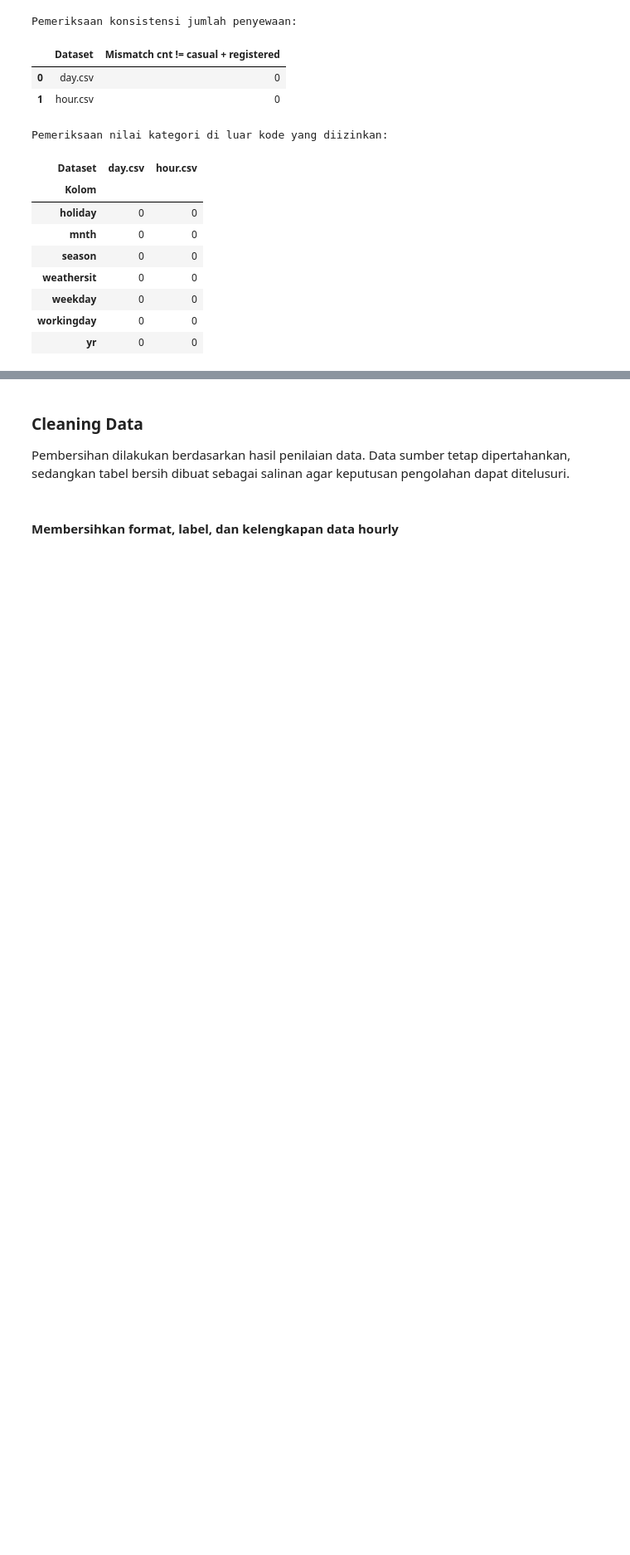
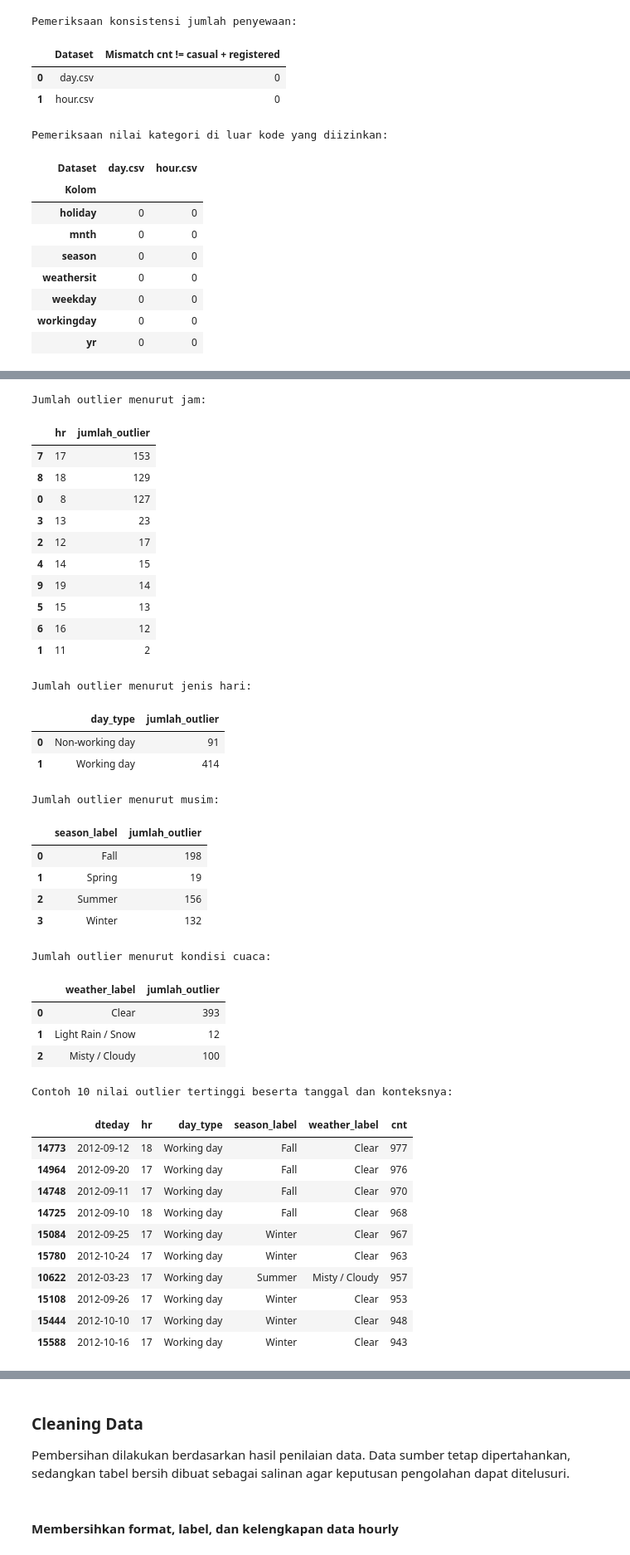
Before and after one commit to alpucado/bike-sharing-analytics, a Jupyter notebook: Proyek_Analisis_Data_Bike_Sharing.ipynb, the cells around one changed output, grey strips where cells are left out. Shown at 83% size. Drawn from its saved outputs; the diff is of its cells as text; code cells hidden in the pictures; blank space fills up the shorter version.

```diff
--- a/Proyek_Analisis_Data_Bike_Sharing.ipynb
+++ b/Proyek_Analisis_Data_Bike_Sharing.ipynb
@@ -240,27 +397,94 @@ display(hour_completeness)
 # %%
 def iqr_outlier_summary(data, column):
     q1 = data[column].quantile(0.25)
     q3 = data[column].quantile(0.75)
     iqr = q3 - q1
     lower = q1 - 1.5 * iqr
     upper = q3 + 1.5 * iqr
     mask = (data[column] < lower) | (data[column] > upper)
     return {
         "Q1": q1, "Q3": q3, "IQR": iqr,
         "Batas bawah": lower, "Batas atas": upper,
         "Jumlah potential outlier": int(mask.sum()),
         "Persentase (%)": mask.mean() * 100
     }
 
 outlier_summary = pd.DataFrame({
     "day.csv (cnt)": iqr_outlier_summary(day_df, "cnt"),
     "hour.csv (cnt)": iqr_outlier_summary(hour_df, "cnt")
 }).T
 display(outlier_summary)
+
+# Periksa konteks semua outlier pada hour.csv, bukan hanya jumlahnya.
+q1_hour_raw = hour_df["cnt"].quantile(0.25)
+q3_hour_raw = hour_df["cnt"].quantile(0.75)
+iqr_hour_raw = q3_hour_raw - q1_hour_raw
+lower_hour_raw = q1_hour_raw - 1.5 * iqr_hour_raw
+upper_hour_raw = q3_hour_raw + 1.5 * iqr_hour_raw
+outlier_hour = hour_df.loc[
+    (hour_df["cnt"] < lower_hour_raw) | (hour_df["cnt"] > upper_hour_raw)
+].copy()
+outlier_hour["season_label"] = outlier_hour["season"].map({1: "Spring", 2: "Summer", 3: "Fall", 4: "Winter"})
+outlier_hour["weather_label"] = outlier_hour["weathersit"].map({
+    1: "Clear", 2: "Misty / Cloudy", 3: "Light Rain / Snow", 4: "Heavy Rain / Snow"
+})
+outlier_hour["day_type"] = np.where(outlier_hour["workingday"].eq(1), "Working day", "Non-working day")
+
+print("Jumlah outlier menurut jam:")
+display(outlier_hour.groupby("hr").size().rename("jumlah_outlier").reset_index().sort_values("jumlah_outlier", ascending=False))
+print("Jumlah outlier menurut jenis hari:")
+display(outlier_hour.groupby("day_type").size().rename("jumlah_outlier").reset_index())
+print("Jumlah outlier menurut musim:")
+display(outlier_hour.groupby("season_label").size().rename("jumlah_outlier").reset_index())
+print("Jumlah outlier menurut kondisi cuaca:")
+display(outlier_hour.groupby("weather_label").size().rename("jumlah_outlier").reset_index())
+print("Contoh 10 nilai outlier tertinggi beserta tanggal dan konteksnya:")
+display(outlier_hour.sort_values("cnt", ascending=False)[
+    ["dteday", "hr", "day_type", "season_label", "weather_label", "cnt"]
+].head(10))
 # %% [output]
 |  | Q1 | Q3 | IQR | Batas bawah | Batas atas | Jumlah potential outlier | Persentase (%) |
 | day.csv (cnt) | 3,152.00 | 5,956.00 | 2,804.00 | -1,054.00 | 10,162.00 | 0.00 | 0.00 |
 | hour.csv (cnt) | 40.00 | 281.00 | 241.00 | -321.50 | 642.50 | 505.00 | 2.91 |
+Jumlah outlier menurut jam:
+|  | hr | jumlah_outlier |
+| 7 | 17 | 153 |
+| 8 | 18 | 129 |
+| 0 | 8 | 127 |
+| 3 | 13 | 23 |
+| 2 | 12 | 17 |
+| 4 | 14 | 15 |
+| 9 | 19 | 14 |
+| 5 | 15 | 13 |
+| 6 | 16 | 12 |
+| 1 | 11 | 2 |
+Jumlah outlier menurut jenis hari:
+|  | day_type | jumlah_outlier |
+| 0 | Non-working day | 91 |
+| 1 | Working day | 414 |
+Jumlah outlier menurut musim:
+|  | season_label | jumlah_outlier |
+| 0 | Fall | 198 |
+| 1 | Spring | 19 |
+| 2 | Summer | 156 |
+| 3 | Winter | 132 |
+Jumlah outlier menurut kondisi cuaca:
+|  | weather_label | jumlah_outlier |
+| 0 | Clear | 393 |
+| 1 | Light Rain / Snow | 12 |
+| 2 | Misty / Cloudy | 100 |
+Contoh 10 nilai outlier tertinggi beserta tanggal dan konteksnya:
+|  | dteday | hr | day_type | season_label | weather_label | cnt |
+| 14773 | 2012-09-12 | 18 | Working day | Fall | Clear | 977 |
+| 14964 | 2012-09-20 | 17 | Working day | Fall | Clear | 976 |
+| 14748 | 2012-09-11 | 17 | Working day | Fall | Clear | 970 |
+| 14725 | 2012-09-10 | 18 | Working day | Fall | Clear | 968 |
+| 15084 | 2012-09-25 | 17 | Working day | Winter | Clear | 967 |
+| 15780 | 2012-10-24 | 17 | Working day | Winter | Clear | 963 |
+| 10622 | 2012-03-23 | 17 | Working day | Summer | Misty / Cloudy | 957 |
+| 15108 | 2012-09-26 | 17 | Working day | Winter | Clear | 953 |
+| 15444 | 2012-10-10 | 17 | Working day | Winter | Clear | 948 |
+| 15588 | 2012-10-16 | 17 | Working day | Winter | Clear | 943 |
 # %% [markdown]
 ### Rencana Tindakan pada Tahap Cleaning Data
 
```
Also changed, not shown: parts of 33 cells of this notebook, 9 other files.
